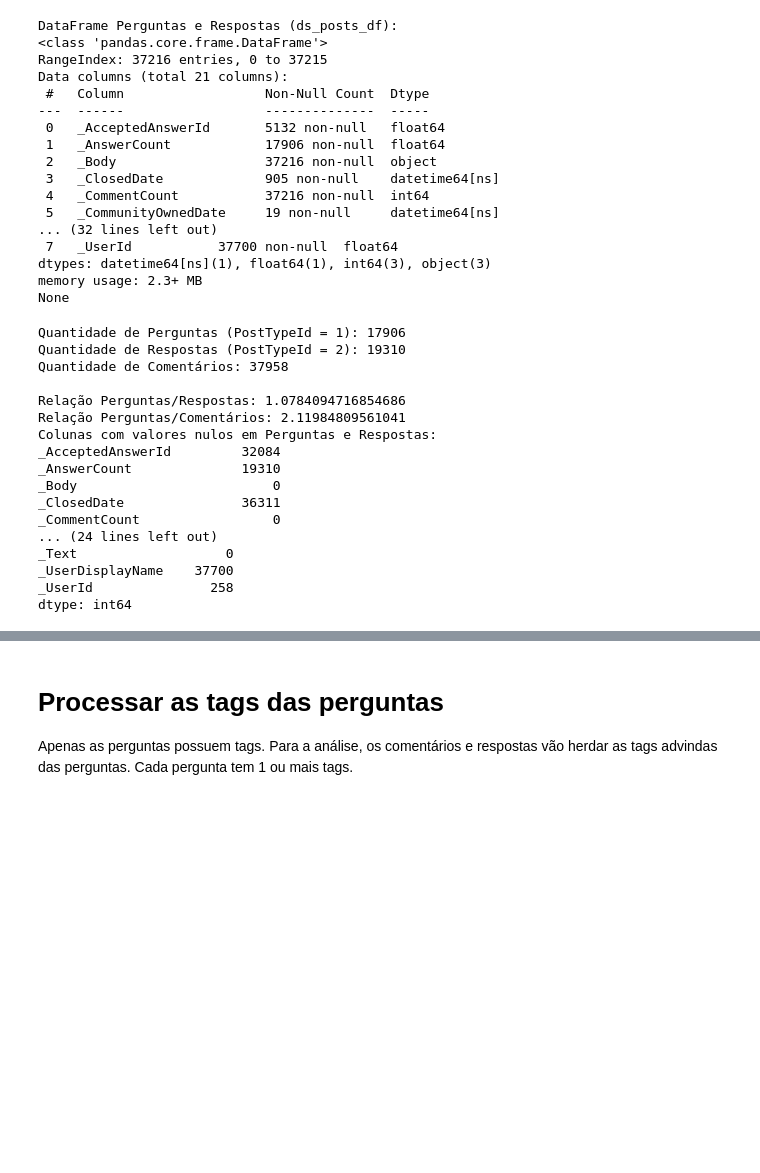
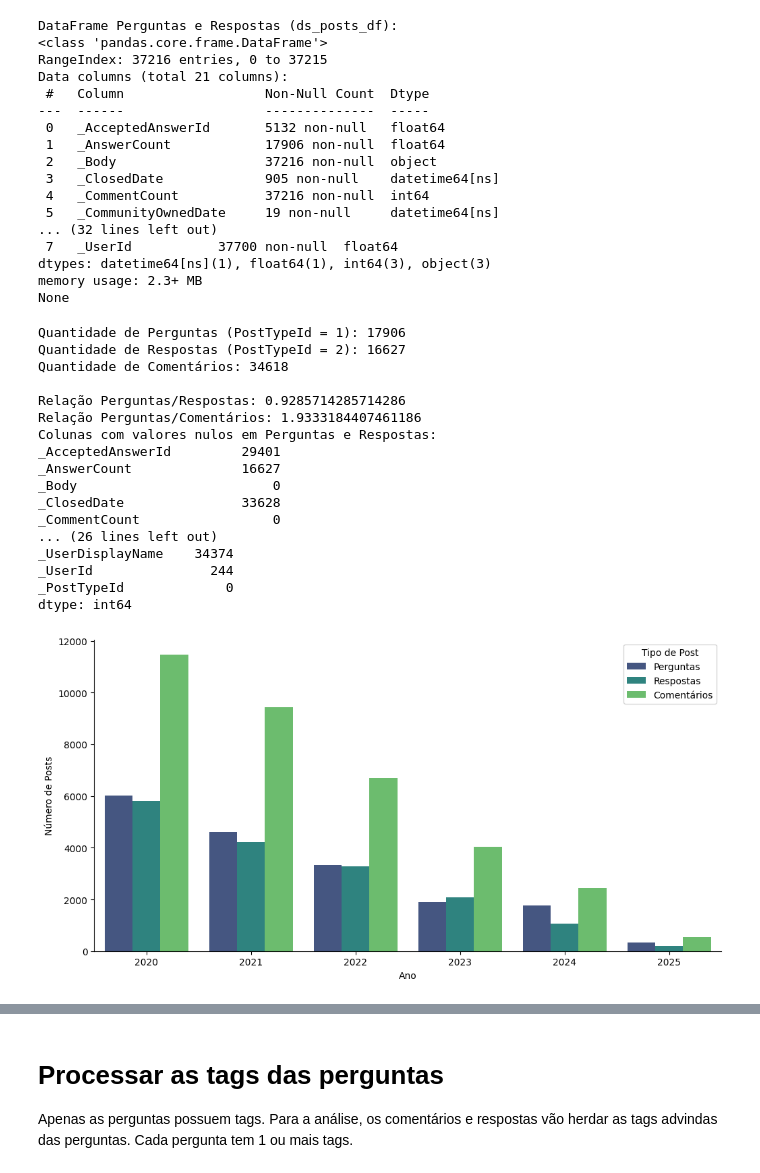
Before and after one commit to hoomanish/TCC_MBA_DS_2025, a Jupyter notebook: ds_posts_analysis.ipynb, the cells around one changed output, grey strips where cells are left out. Drawn from its saved outputs; the diff is of its cells as text; code cells hidden in the pictures; blank space fills up the shorter version.

```diff
--- a/ds_posts_analysis.ipynb
+++ b/ds_posts_analysis.ipynb
@@ -209,8 +252,8 @@ None
 # %%
-# Quantas perguntas (PostTypeId = 1) e respostas (PostTypeId = 2) existem?
+# Quantas perguntas (PostTypeId = 1), respostas (PostTypeId = 2) e comentários (PostTypeId = 3) existem?
 tot_perguntas = ds_posts_df[ds_posts_df['_PostTypeId'] == 1].shape[0]
 tot_respostas = ds_posts_df[ds_posts_df['_PostTypeId'] == 2].shape[0]
-tot_comentarios = ds_comments_df.shape[0]
+tot_comentarios = df_todos[df_todos['_PostTypeId'] == 3].shape[0]
 
 print("\nQuantidade de Perguntas (PostTypeId = 1):", tot_perguntas)
 print("Quantidade de Respostas (PostTypeId = 2):", tot_respostas)
@@ -229,21 +272,21 @@ print("\nColunas com valores nulos em Comentários:")
 print(ds_comments_df.isnull().sum())
 # %% [output]
 Quantidade de Perguntas (PostTypeId = 1): 17906
-Quantidade de Respostas (PostTypeId = 2): 19310
-Quantidade de Comentários: 37958
+Quantidade de Respostas (PostTypeId = 2): 16627
+Quantidade de Comentários: 34618
 
-Relação Perguntas/Respostas: 1.0784094716854686
-Relação Perguntas/Comentários: 2.11984809561041
+Relação Perguntas/Respostas: 0.9285714285714286
+Relação Perguntas/Comentários: 1.9333184407461186
 Colunas com valores nulos em Perguntas e Respostas:
-_AcceptedAnswerId         32084
-_AnswerCount              19310
+_AcceptedAnswerId         29401
+_AnswerCount              16627
 _Body                         0
-_ClosedDate               36311
+_ClosedDate               33628
 _CommentCount                 0
-... (24 lines left out)
-_Text                   0
-_UserDisplayName    37700
-_UserId               258
+... (26 lines left out)
+_UserDisplayName    34374
+_UserId               244
+_PostTypeId             0
 dtype: int64
 # %%
 # Removendo colunas desnecessárias
@@ -270,21 +313,27 @@ lista_colunas_remover_2 = ['_Id','_ContentLicense','_UserDisplayName','_UserId']
 ds_posts_df = remove_unnecessary_columns(ds_posts_df, lista_colunas_remover_1)
 ds_comments_df = remove_unnecessary_columns(ds_comments_df, lista_colunas_remover_2)
 # %%
-# Juntar _Body e _Title em uma nova coluna '_Text' para perguntas e respostas
-#Para perguntas, juntar o corpo e o título
-ds_posts_df['_Title'] = ds_posts_df['_Title'].fillna('')  # Preencher valores nulos com string vazia
-ds_posts_df['text'] = ds_posts_df['_Body'] + ' ' + ds_posts_df['_Title']
+# Quantos posts por ano?
+# Extrair o ano da coluna '_CreationDate' e criar uma nova coluna 'year'
+df_todos['year'] = df_todos['_CreationDate'].dt.year
 
-# Colocar todos os registros (perguntas, respostas e comentários) em um único DataFrame
-df_todos = ds_posts_df.copy()
+# Group by year and _PostTypeId, and count the number of posts
+grouped = df_todos.groupby(['year', '_PostTypeId']).size().reset_index(name='count')
 
-#Remover os comentários que foram feitos em perguntas que não estão no DataFrame de perguntas
-# (criadas antes de 2020-01-01)
-ds_comments_df = ds_comments_df[ds_comments_df['_PostId'].isin(ds_posts_df['_Id'])]
+# Dicionário de mapeamento
+posttype_labels = {1: 'Perguntas', 2: 'Respostas', 3: 'Comentários'}
 
-# Adicionar uma coluna '_PostTypeId' com o valor 3 para comentários
-ds_comments_df['_PostTypeId'] = 3
-ds_comments_df.rename(columns={'_Text': 'text'}, inplace=True)
+# Substituir os valores na coluna '_PostTypeId' por labels
+grouped['Tipo de Post'] = grouped['_PostTypeId'].map(posttype_labels)
 
-# Concatenar os DataFrames
-df_todos = pd.concat([df_todos, ds_comments_df], ignore_index=True)
+#plotar por ano e tipo de post
+import seaborn as sns
+plt.figure(figsize=(12, 6))
+sns.barplot(data=grouped, x='year', y='count', hue='Tipo de Post', palette='viridis')
+# remover border do gráfico
+plt.legend(title='Tipo de Post', loc='upper right')
+plt.xlabel('Ano')
+plt.ylabel('Número de Posts')
+sns.despine(left=False, bottom=False)
+# %% [output]
+[figure, added]
```
Also changed, not shown: parts of 35 cells of this notebook, 5 other files.
